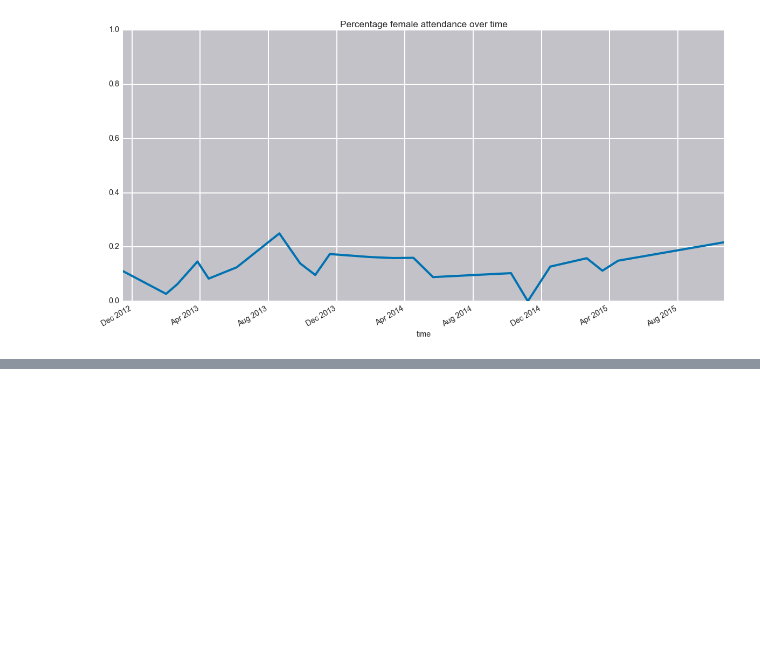
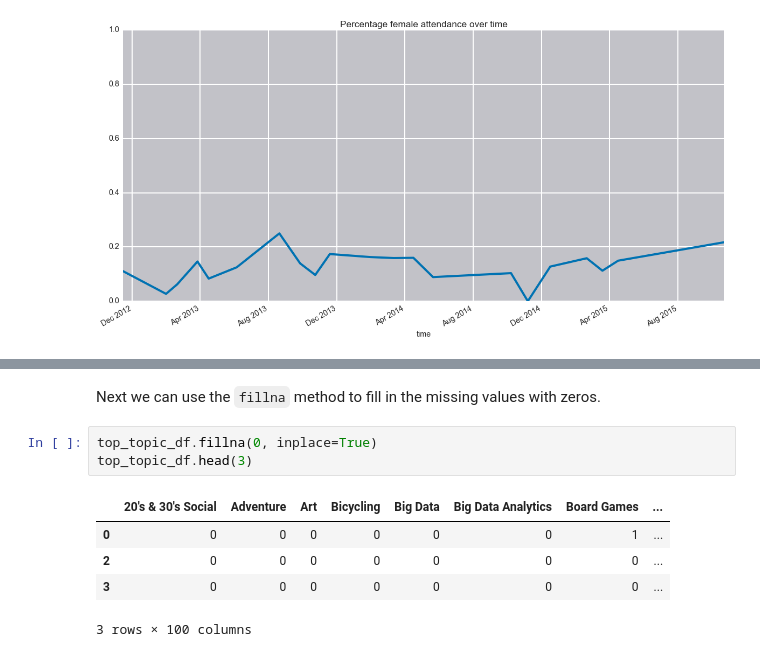
Before and after one commit to starlight7719/daa_philly_2015, a Jupyter notebook: DataPhilly_Analysis.ipynb, the cells around one changed output, grey strips where cells are left out. Drawn from its saved outputs; the diff is of its cells as text; blank space fills up the shorter version.

```diff
--- a/DataPhilly_Analysis.ipynb
+++ b/DataPhilly_Analysis.ipynb
@@ -469,0 +556,11 @@ female_ratio.plot(title='Percentage female attendance over time', ylim=(0.0, 1.0
+# %% [markdown]
+Next we can use the ``fillna`` method to fill in the missing values with zeros.
+# %%
+top_topic_df.fillna(0, inplace=True)
+top_topic_df.head(3)
+# %% [output]
+|  | 20's & 30's Social | Adventure | Art | Bicycling | Big Data | Big Data Analytics | Board Games | ... |
+| 0 | 0 | 0 | 0 | 0 | 0 | 0 | 1 | ... |
+| 2 | 0 | 0 | 0 | 0 | 0 | 0 | 0 | ... |
+| 3 | 0 | 0 | 0 | 0 | 0 | 0 | 0 | ... |
+3 rows × 100 columns
```
Also changed, not shown: parts of 18 cells of this notebook, 2 other files.
